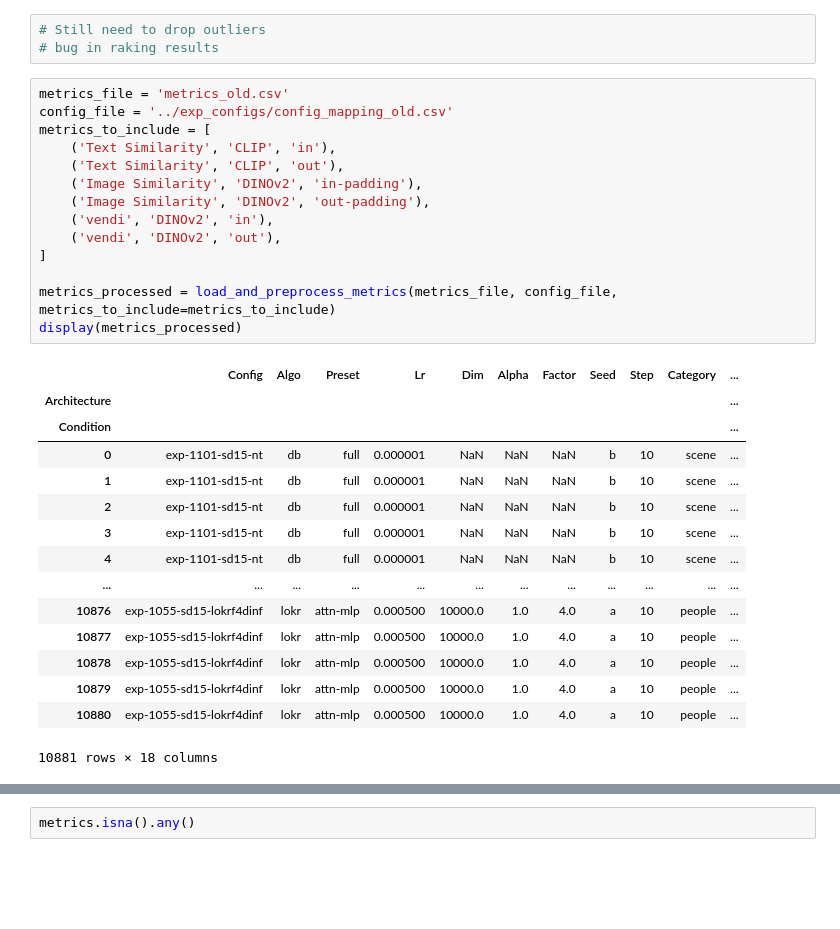
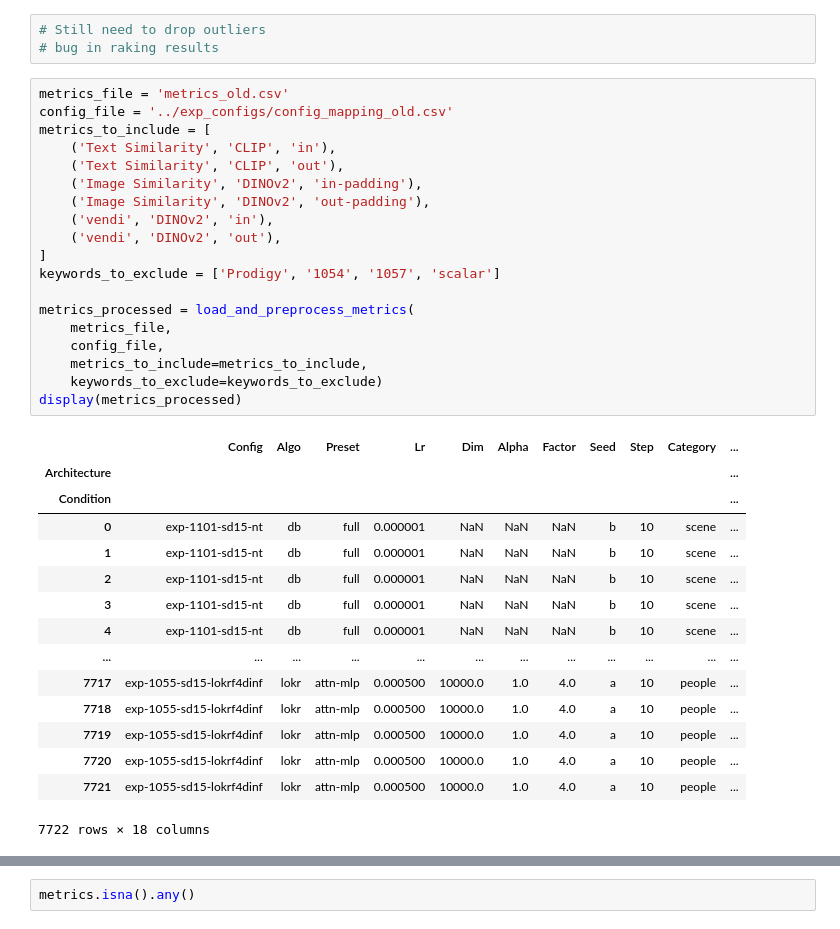
Before and after one commit to cyber-meow/LyCORIS-evaluation, a Jupyter notebook: results/Preprocessing_examples.ipynb, the cells around one changed output, grey strips where cells are left out. Drawn from its saved outputs; the diff is of its cells as text; blank space fills up the shorter version.

```diff
--- a/results/Preprocessing_examples.ipynb
+++ b/results/Preprocessing_examples.ipynb
@@ -11,33 +11,38 @@ import seaborn as sns
 # %%
 metrics_file = 'metrics_old.csv'
 config_file = '../exp_configs/config_mapping_old.csv'
 metrics_to_include = [
     ('Text Similarity', 'CLIP', 'in'),
     ('Text Similarity', 'CLIP', 'out'),
     ('Image Similarity', 'DINOv2', 'in-padding'),
     ('Image Similarity', 'DINOv2', 'out-padding'),
     ('vendi', 'DINOv2', 'in'),
     ('vendi', 'DINOv2', 'out'),
 ]
+keywords_to_exclude = ['Prodigy', '1054', '1057', 'scalar']
 
-metrics_processed = load_and_preprocess_metrics(metrics_file, config_file, metrics_to_include=metrics_to_include)
+metrics_processed = load_and_preprocess_metrics(
+    metrics_file,
+    config_file,
+    metrics_to_include=metrics_to_include,
+    keywords_to_exclude=keywords_to_exclude)
 display(metrics_processed)
 # %% [output]
 |  | Config | Algo | Preset | Lr | Dim | Alpha | Factor | Seed | Step | Category | ... |
 | Architecture |  |  |  |  |  |  |  |  |  |  | ... |
 | Condition |  |  |  |  |  |  |  |  |  |  | ... |
 | 0 | exp-1101-sd15-nt | db | full | 0.000001 | NaN | NaN | NaN | b | 10 | scene | ... |
 | 1 | exp-1101-sd15-nt | db | full | 0.000001 | NaN | NaN | NaN | b | 10 | scene | ... |
 | 2 | exp-1101-sd15-nt | db | full | 0.000001 | NaN | NaN | NaN | b | 10 | scene | ... |
 | 3 | exp-1101-sd15-nt | db | full | 0.000001 | NaN | NaN | NaN | b | 10 | scene | ... |
 | 4 | exp-1101-sd15-nt | db | full | 0.000001 | NaN | NaN | NaN | b | 10 | scene | ... |
 | ... | ... | ... | ... | ... | ... | ... | ... | ... | ... | ... | ... |
-| 10876 | exp-1055-sd15-lokrf4dinf | lokr | attn-mlp | 0.000500 | 10000.0 | 1.0 | 4.0 | a | 10 | people | ... |
-| 10877 | exp-1055-sd15-lokrf4dinf | lokr | attn-mlp | 0.000500 | 10000.0 | 1.0 | 4.0 | a | 10 | people | ... |
-| 10878 | exp-1055-sd15-lokrf4dinf | lokr | attn-mlp | 0.000500 | 10000.0 | 1.0 | 4.0 | a | 10 | people | ... |
-| 10879 | exp-1055-sd15-lokrf4dinf | lokr | attn-mlp | 0.000500 | 10000.0 | 1.0 | 4.0 | a | 10 | people | ... |
-| 10880 | exp-1055-sd15-lokrf4dinf | lokr | attn-mlp | 0.000500 | 10000.0 | 1.0 | 4.0 | a | 10 | people | ... |
+| 7717 | exp-1055-sd15-lokrf4dinf | lokr | attn-mlp | 0.000500 | 10000.0 | 1.0 | 4.0 | a | 10 | people | ... |
+| 7718 | exp-1055-sd15-lokrf4dinf | lokr | attn-mlp | 0.000500 | 10000.0 | 1.0 | 4.0 | a | 10 | people | ... |
+| 7719 | exp-1055-sd15-lokrf4dinf | lokr | attn-mlp | 0.000500 | 10000.0 | 1.0 | 4.0 | a | 10 | people | ... |
+| 7720 | exp-1055-sd15-lokrf4dinf | lokr | attn-mlp | 0.000500 | 10000.0 | 1.0 | 4.0 | a | 10 | people | ... |
+| 7721 | exp-1055-sd15-lokrf4dinf | lokr | attn-mlp | 0.000500 | 10000.0 | 1.0 | 4.0 | a | 10 | people | ... |
-10881 rows × 18 columns
+7722 rows × 18 columns
 # %%
 metrics_processed.sort_values(by=('vendi', 'DINOv2', 'in'))
 # %% [output]
```
Also changed, not shown: parts of 34 cells of this notebook, 2 other files.
